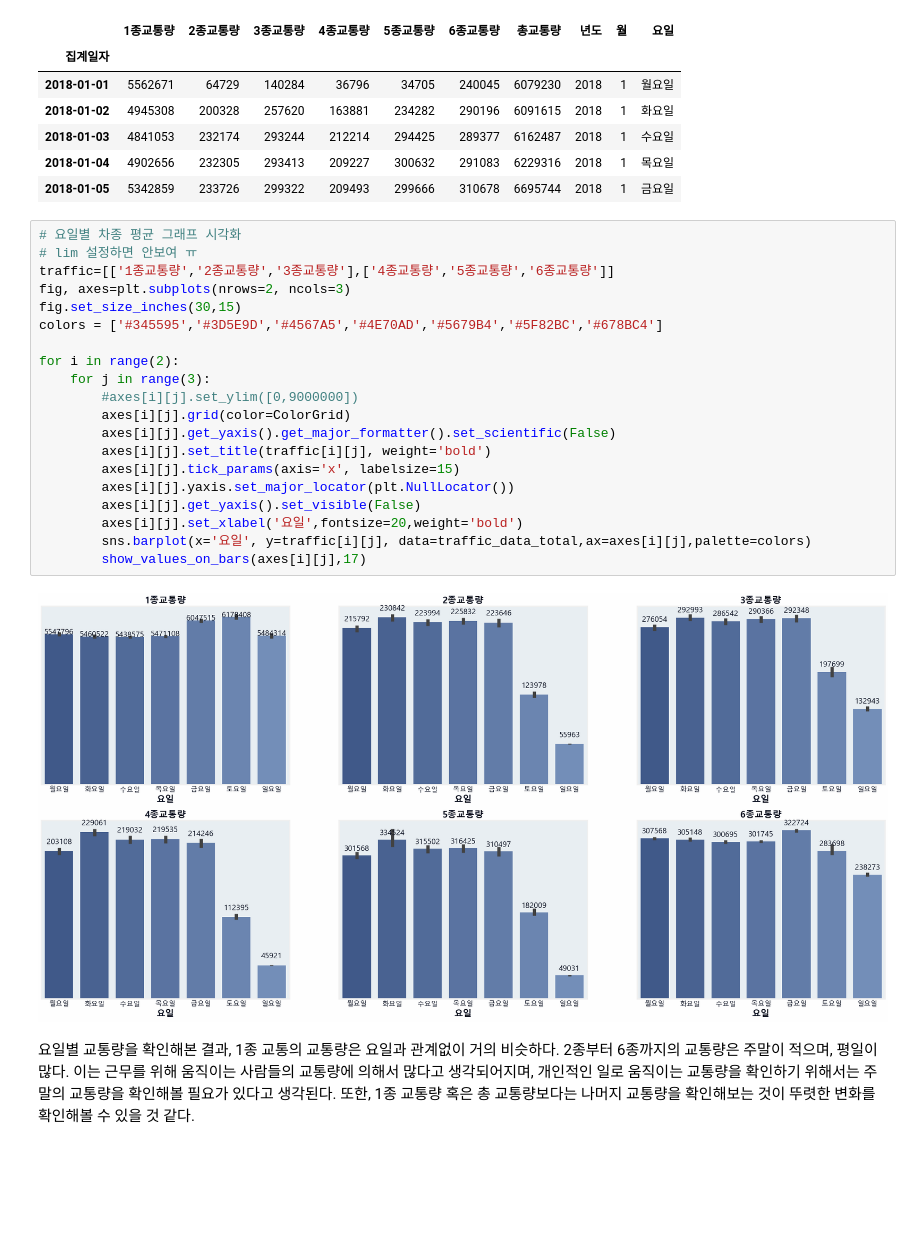
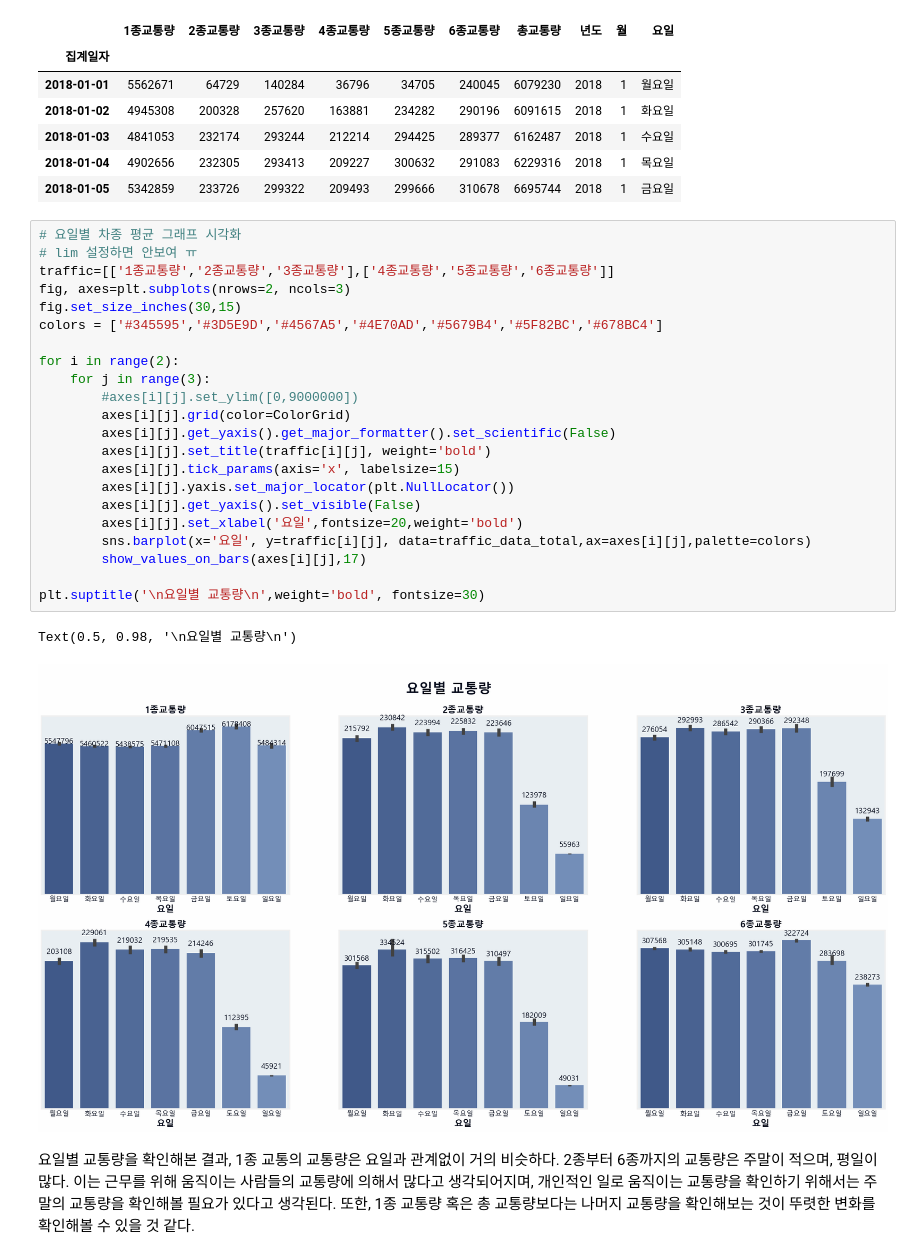
Before and after one commit to WooShangHyeon/damentor_3, a Jupyter notebook: FINAL_SAMHYUNTECH-시각화1-blue.ipynb, the cells around one changed output. Cells and saved outputs as stored; diff of their text form; blank space fills up the shorter version.

Commit message:
add suptitle

```diff
--- a/FINAL_SAMHYUNTECH-시각화1-blue.ipynb
+++ b/FINAL_SAMHYUNTECH-시각화1-blue.ipynb
@@ -381,25 +381,28 @@ traffic_data_total.head()
 # %%
 # 요일별 차종 평균 그래프 시각화
 # lim 설정하면 안보여 ㅠ
 traffic=[['1종교통량','2종교통량','3종교통량'],['4종교통량','5종교통량','6종교통량']]
 fig, axes=plt.subplots(nrows=2, ncols=3)
 fig.set_size_inches(30,15)
 colors = ['#345595','#3D5E9D','#4567A5','#4E70AD','#5679B4','#5F82BC','#678BC4']
 
 for i in range(2):
     for j in range(3):
         #axes[i][j].set_ylim([0,9000000])
         axes[i][j].grid(color=ColorGrid)
         axes[i][j].get_yaxis().get_major_formatter().set_scientific(False)
         axes[i][j].set_title(traffic[i][j], weight='bold')
         axes[i][j].tick_params(axis='x', labelsize=15)
         axes[i][j].yaxis.set_major_locator(plt.NullLocator())
         axes[i][j].get_yaxis().set_visible(False)
         axes[i][j].set_xlabel('요일',fontsize=20,weight='bold')
         sns.barplot(x='요일', y=traffic[i][j], data=traffic_data_total,ax=axes[i][j],palette=colors)
         show_values_on_bars(axes[i][j],17)
+
+plt.suptitle('\n요일별 교통량\n',weight='bold', fontsize=30)
 # %% [output]
+Text(0.5, 0.98, '\n요일별 교통량\n')
-[figure, old version]
+[figure, new version]
 # %% [markdown]
 요일별 교통량을 확인해본 결과, 1종 교통의 교통량은 요일과 관계없이 거의 비슷하다.
 2종부터 6종까지의 교통량은 주말이 적으며, 평일이 많다.
```
Also changed, not shown: parts of 1 cell of this notebook.
